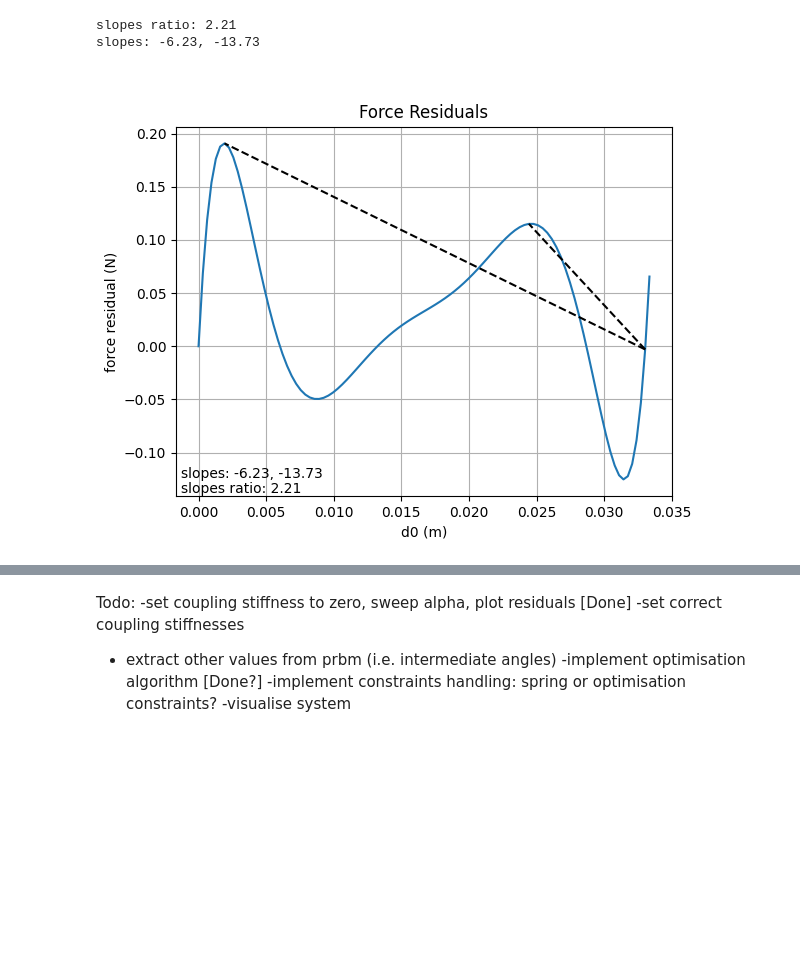
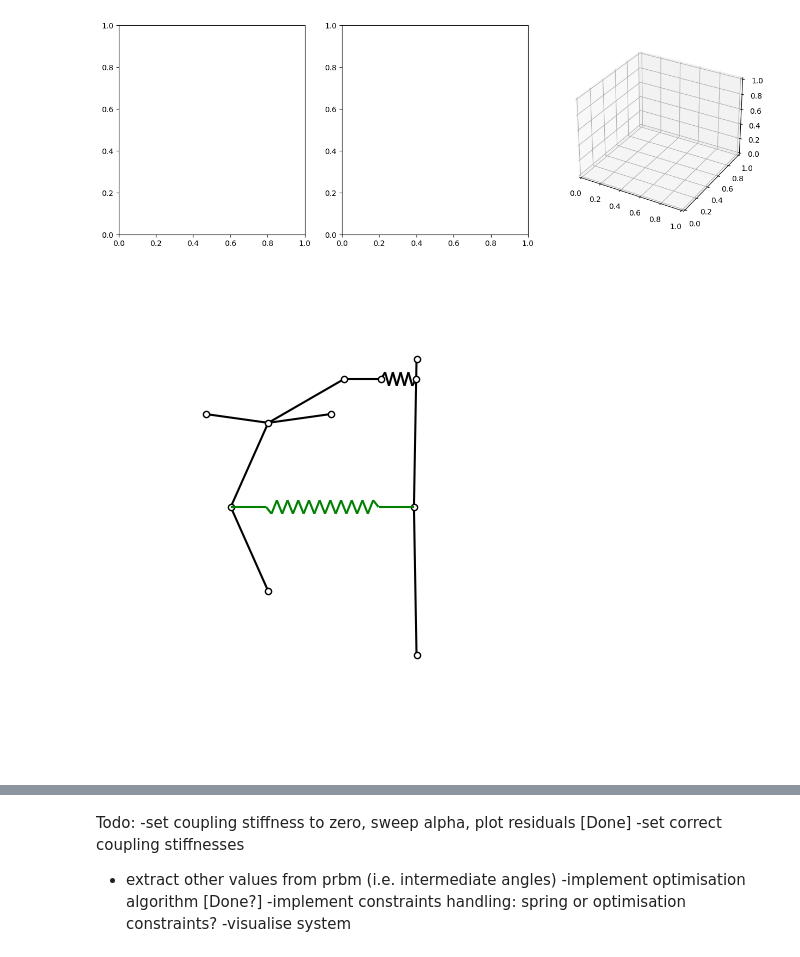
Before and after one commit to TheOneAndEoinlee/Thesis, a Jupyter notebook: Notebooks/PRBM_complete.ipynb, the cells around one changed output, grey strips where cells are left out. Cells and saved outputs as stored; diff of their text form; code cells hidden in the pictures; blank space fills up the shorter version.

```diff
--- a/Notebooks/PRBM_complete.ipynb
+++ b/Notebooks/PRBM_complete.ipynb
@@ -147,31 +161,13 @@ plt.plot(d0,K1_toggles)
-# %%
-#plot the force residuals as a function of d0
-plt.figure()
-plt.plot(d0,-force_residuals[:,0])
-#draw lines from the last zero crossing to the peaks of the force residuals
-slopes = np.zeros(len(peaks))
-for peak in peaks:
-    plt.plot([d0[zero_crossings[-1]],d0[peak]],[-force_residuals[zero_crossings[-1],0],-force_residuals[peak,0]],'k--')
-    #find slope of lines
-    slope = (-force_residuals[peak,0]+force_residuals[zero_crossings[-1],0])/(d0[peak]-d0[zero_crossings[-1]])
-    slopes[peaks==peak] = slope
-
-#print the ratio of the slopes on the figure
-plt.text(0.01,0.01,'slopes ratio: {:.2f}'.format(slopes[1]/slopes[0]),transform=plt.gca().transAxes)
-#print the slopes on the figure at the midpoint of the lines
-plt.text(0.01,0.05,'slopes: {:.2f}, {:.2f}'.format(slopes[0],slopes[1]),transform=plt.gca().transAxes)
-
-print('slopes ratio: {:.2f}'.format(slopes[1]/slopes[0]))
-print('slopes: {:.2f}, {:.2f}'.format(slopes[0],slopes[1]))
-
-
-
-plt.xlabel('d0 (m)')
-plt.ylabel('force residual (N)')
-plt.title('Force Residuals')
-
-plt.grid()
-# %% [output]
-slopes ratio: 2.21
-slopes: -6.23, -13.73
-[figure, removed]
+# %%
+#create subplot with 1 row and 3 columns, figure size 15x5
+fig, ax = plt.subplots(1, 3, figsize=(15,5))
+#make 3rd subplot 3d
+ax[2] = plt.subplot(1, 3, 3, projection='3d')
+# %% [output]
+[figure, added]
+# %%
+
+system.update_state([alpha0,theta0])
+fig,ax = system.plot_system()
+# %% [output]
+[figure, added]
```
Also changed, not shown: parts of 30 cells of this notebook, 7 other files.
